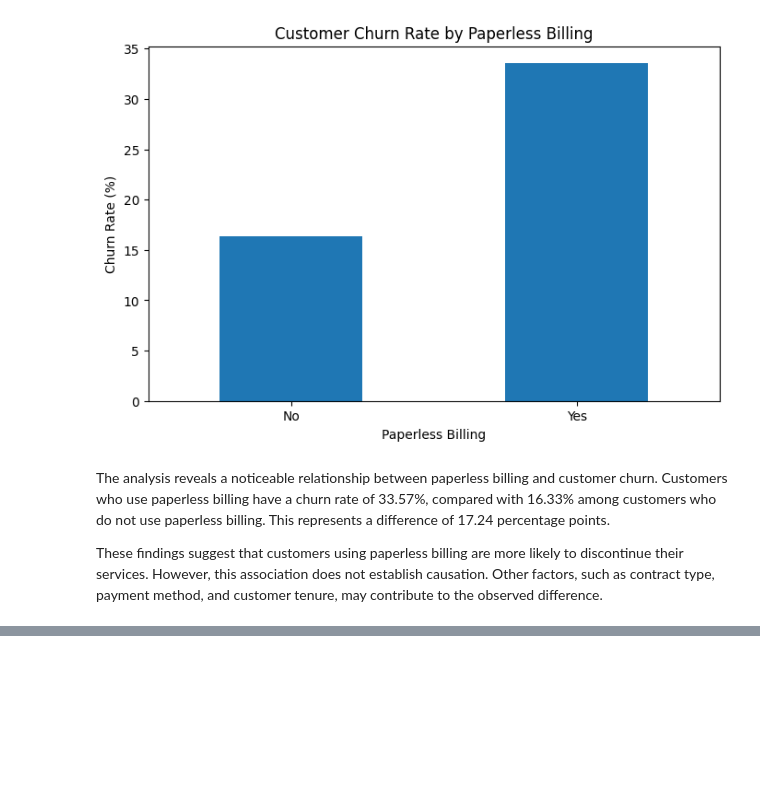
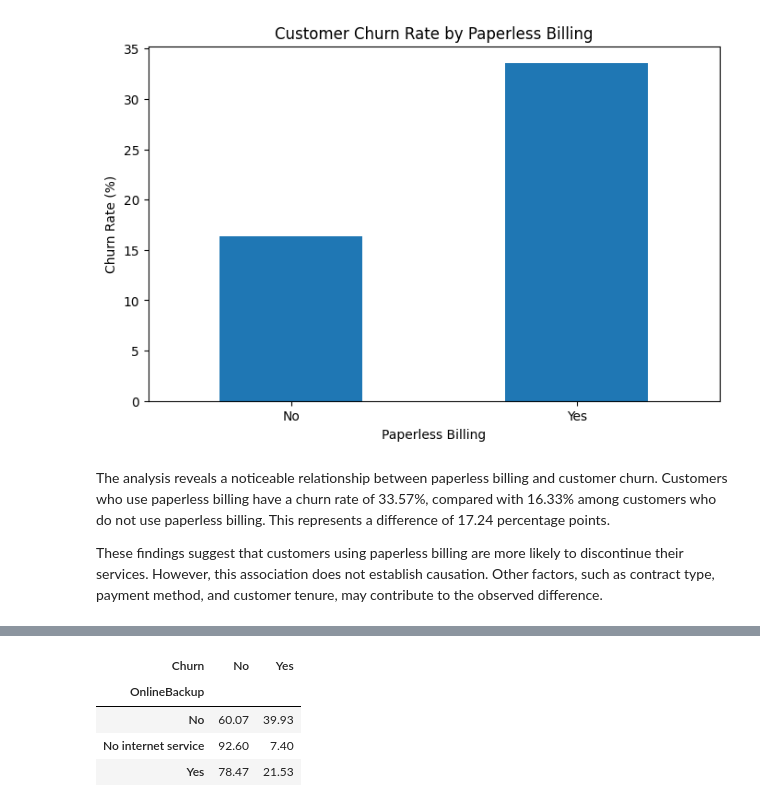
Before and after one commit to SJ174/MLCW, a Jupyter notebook: MLCW_Task_01.ipynb, the cells around one changed output, grey strips where cells are left out. Cells and saved outputs as stored; diff of their text form; code cells hidden in the pictures; blank space fills up the shorter version.

```diff
--- a/MLCW_Task_01.ipynb
+++ b/MLCW_Task_01.ipynb
@@ -582,0 +594,14 @@ These findings suggest that customers using paperless billing are more likely to
+# %%
+backup_churn = pd.crosstab(
+    df['OnlineBackup'],
+    df['Churn'],
+    normalize='index'
+) * 100
+
+backup_churn.round(2)
+# %% [output]
+| Churn | No | Yes |
+| OnlineBackup |  |  |
+| No | 60.07 | 39.93 |
+| No internet service | 92.60 | 7.40 |
+| Yes | 78.47 | 21.53 |
```
Also changed, not shown: parts of 4 cells of this notebook.
